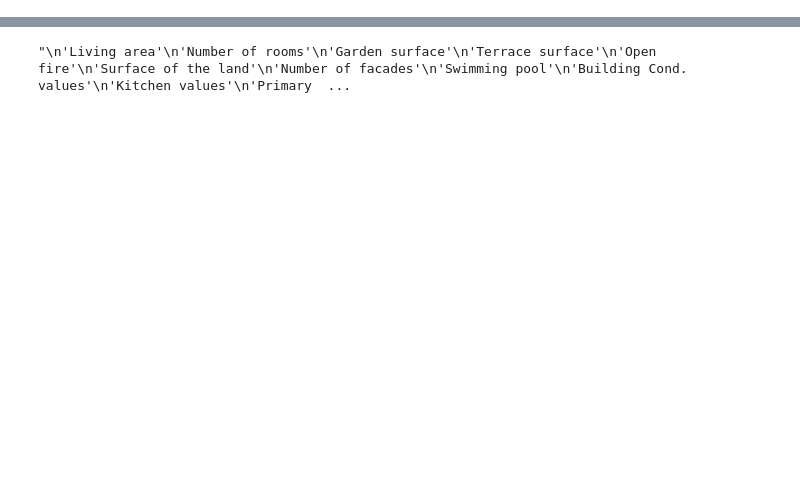
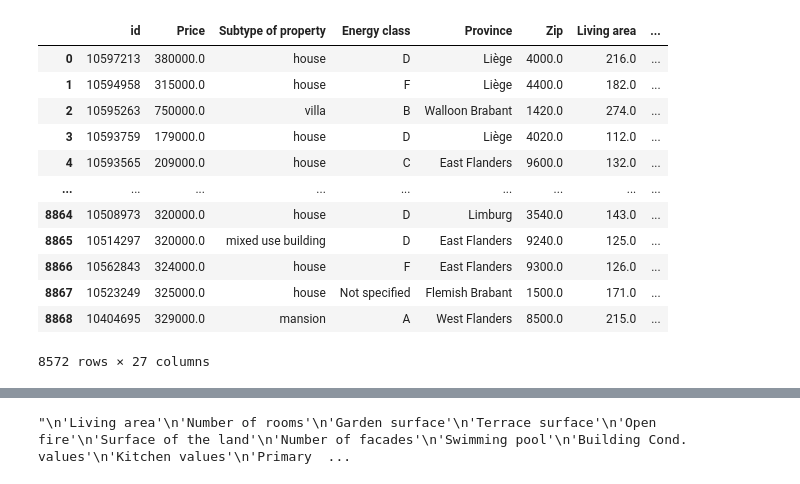
Before and after one commit to Ta-DevSark/challenge-regression, a Jupyter notebook: mourad.ipynb, the cells around one changed output, grey strips where cells are left out. Drawn from its saved outputs; the diff is of its cells as text; code cells hidden in the pictures; blank space fills up the shorter version.

```diff
--- a/mourad.ipynb
+++ b/mourad.ipynb
@@ -11,28 +11,41 @@ from sklearn.model_selection import train_test_split
 # %%
 df = pd.read_csv('final_house.csv')
 
 df.drop('Unnamed: 0', inplace=True, axis=1)
 df.drop('Surroundings type', inplace=True, axis=1)
 df.drop('Type of property', inplace=True, axis=1)
 df.drop('Heating type', inplace=True, axis=1)
 df.drop('Locality', inplace=True, axis=1)
 
 def remove_outliers(df: pd.DataFrame, columns: List[str], n_std: int) -> pd.DataFrame:
     for col in columns:
         # print('Working on column: {}'.format(col))
 
         mean = df[col].mean()
         sd = df[col].std()
 
         df = df[(df[col] <= mean+(n_std*sd))]
 
     return df
-
 df = remove_outliers(df, ['Living area'], 3)
 df = remove_outliers(df, ['Surface of the land'], 4)
-df = remove_outliers(df, ['Garden surface'], 3)
-df = remove_outliers(df, ['Terrace surface'], 3)
+# df = remove_outliers(df, ['Garden surface'], 3)
+# df = remove_outliers(df, ['Terrace surface'], 3)
 # print(df['Living area'].max())
 # print(df['Surface of the land'].max())
-# df
+df
+# %% [output]
+|  | id | Price | Subtype of property | Energy class | Province | Zip | Living area | ... |
+| 0 | 10597213 | 380000.0 | house | D | Liège | 4000.0 | 216.0 | ... |
+| 1 | 10594958 | 315000.0 | house | F | Liège | 4400.0 | 182.0 | ... |
+| 2 | 10595263 | 750000.0 | villa | B | Walloon Brabant | 1420.0 | 274.0 | ... |
+| 3 | 10593759 | 179000.0 | house | D | Liège | 4020.0 | 112.0 | ... |
+| 4 | 10593565 | 209000.0 | house | C | East Flanders | 9600.0 | 132.0 | ... |
+| ... | ... | ... | ... | ... | ... | ... | ... | ... |
+| 8864 | 10508973 | 320000.0 | house | D | Limburg | 3540.0 | 143.0 | ... |
+| 8865 | 10514297 | 320000.0 | mixed use building | D | East Flanders | 9240.0 | 125.0 | ... |
+| 8866 | 10562843 | 324000.0 | house | F | East Flanders | 9300.0 | 126.0 | ... |
+| 8867 | 10523249 | 325000.0 | house | Not specified | Flemish Brabant | 1500.0 | 171.0 | ... |
+| 8868 | 10404695 | 329000.0 | mansion | A | West Flanders | 8500.0 | 215.0 | ... |
+8572 rows × 27 columns
 # %%
```
Also changed, not shown: parts of 3 cells of this notebook.
